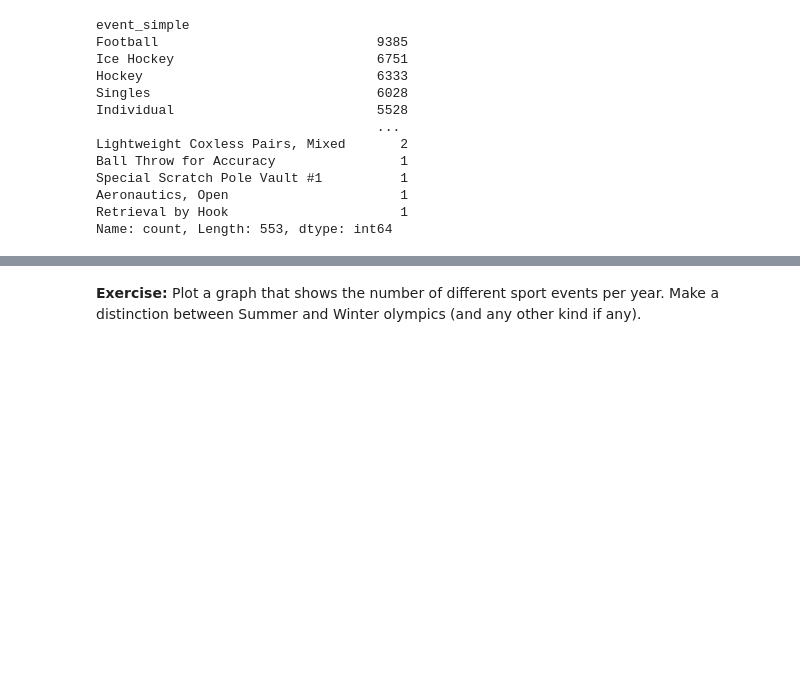
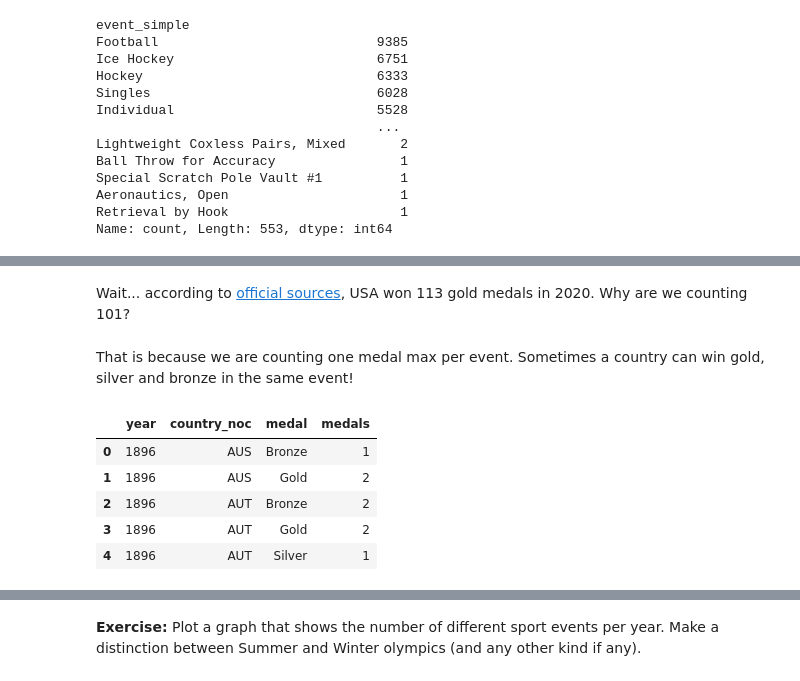
Before and after one commit to daniprec/BAM-Coding-Lab, a Jupyter notebook: solutions/22_pandas_eda.ipynb, the cells around one changed output, grey strips where cells are left out. Drawn from its saved outputs; the diff is of its cells as text; code cells hidden in the pictures; blank space fills up the shorter version.

```diff
--- a/solutions/22_pandas_eda.ipynb
+++ b/solutions/22_pandas_eda.ipynb
@@ -39,0 +125,21 @@ Name: count, Length: 553, dtype: int64
+# %% [markdown]
+Wait... according to [official sources](https://en.wikipedia.org/wiki/United_States_at_the_2020_Summer_Olympics), USA won 113 gold medals in 2020. Why are we counting 101?
+# %% [markdown]
+That is because we are counting one medal max per event. Sometimes a country can win gold, silver and bronze in the same event!
+# %%
+# Mask non-medal rows
+mask_medal = df["medal"] != "No"
+
+# Count unique events per country and year
+df_country = df[mask_medal].groupby(["year", "country_noc", "medal"], as_index=False)["event"].nunique()
+# Rename "event_simple" to "medals"
+df_country = df_country.rename(columns={"event": "medals"})
+
+df_country.head(5)
+# %% [output]
+|  | year | country_noc | medal | medals |
+| 0 | 1896 | AUS | Bronze | 1 |
+| 1 | 1896 | AUS | Gold | 2 |
+| 2 | 1896 | AUT | Bronze | 2 |
+| 3 | 1896 | AUT | Gold | 2 |
+| 4 | 1896 | AUT | Silver | 1 |
```
Also changed, not shown: parts of 27 cells of this notebook, 1 other file.
